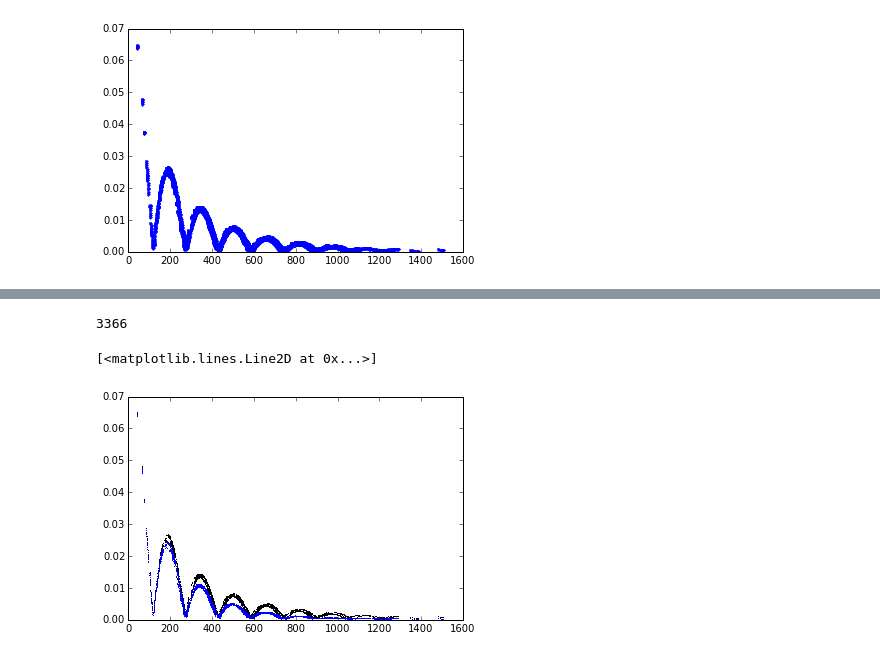
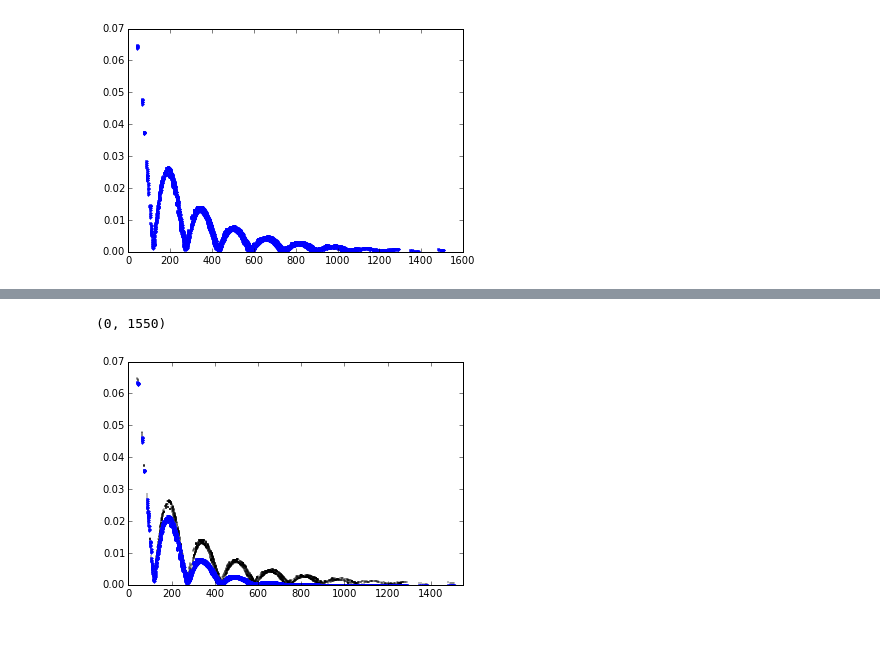
Before and after one commit to wmorning/EvilLens, a Jupyter notebook: AntennaEffects.ipynb, the cells around one changed output, grey strips where cells are left out. Drawn from its saved outputs; the diff is of its cells as text; code cells hidden in the pictures.

Commit message:
AntennaEffects notebook now contains detailed demonstration of the saboteur's abilities.   #41

```diff
--- a/AntennaEffects.ipynb
+++ b/AntennaEffects.ipynb
@@ -24,0 +15,4 @@ saboteur.Visibilities = np.copy(Vis)
+# %%
+saboteur = evil.Saboteur(150.0,1.0)
+saboteur.read_data_from('/Users/wmorning/Research/EvilLens/lair/DrEggman2/DrEggman2.alma.cycle2.7.ms', 'alma.cycle2.7.cfg')
+Visibilities_old = np.copy(saboteur.Visibilities)
@@ -37,9 +40,10 @@ Now lets add amplitude errors and decoherence, and see how they work.
 # %%
-saboteur.add_decoherence(100.0,1.0)
+plt.scatter(np.sqrt(saboteur.u**2+saboteur.v**2),np.sqrt(Visibilities_old.real**2+Visibilities_old.imag**2),s=0.1, c='black')
+#saboteur.add_decoherence()
 
-plt.plot(np.sqrt(saboteur.u**2+saboteur.v**2),np.sqrt(Vis.real**2+Vis.imag**2),'k,')
-plt.plot(np.sqrt(saboteur.u**2+saboteur.v**2),np.sqrt(saboteur.Visibilities.real**2+saboteur.Visibilities.imag**2), 'b,')
+plt.plot(np.sqrt(saboteur.u**2+saboteur.v**2),np.sqrt(saboteur.Visibilities.real**2+saboteur.Visibilities.imag**2),'b.')
+plt.ylim(0,0.07)
+plt.xlim(0,1550)
 # %% [output]
-3366
+(0, 1550)
-[<matplotlib.lines.Line2D at 0x...>]
-[figure, old version]
+[figure, new version]
```
Also changed, not shown: parts of 21 cells of this notebook.
